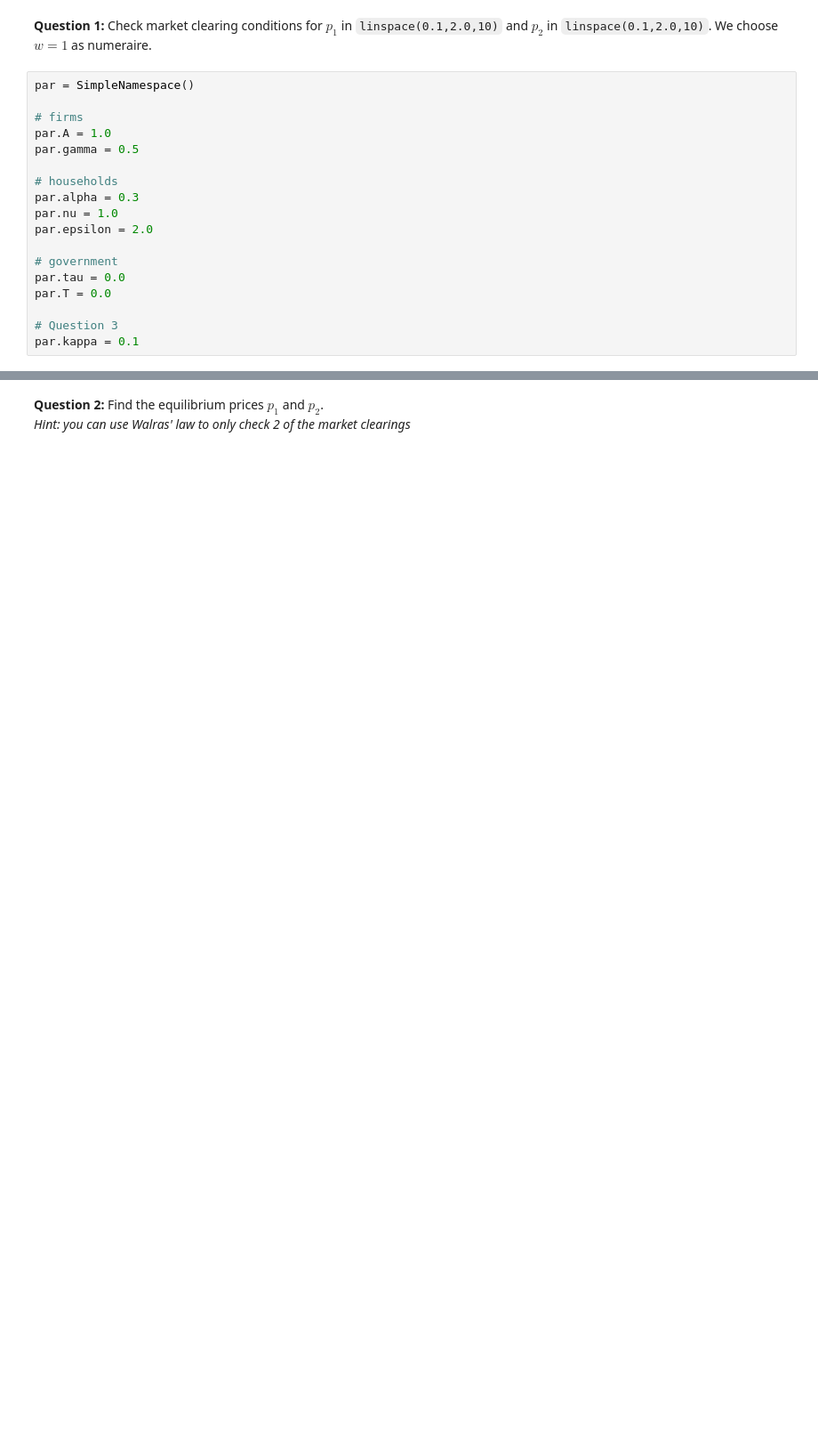
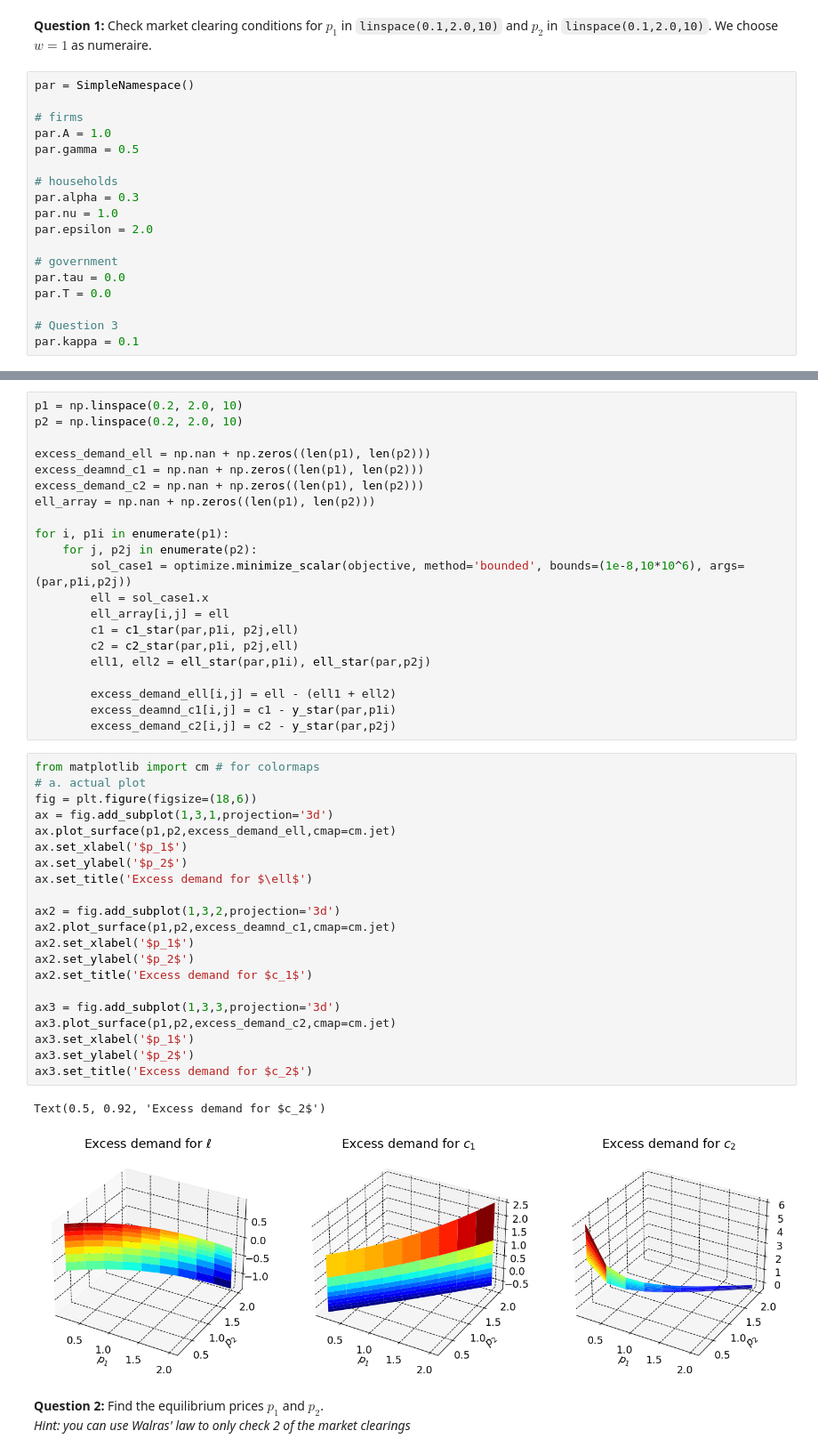
Before and after one commit to NumEconCopenhagen/projects-2024-mikkel-thomas, a Jupyter notebook: examproject/exam_2024 thje.ipynb, the cells around one changed output, grey strips where cells are left out. Shown at 89% size. Drawn from its saved outputs; the diff is of its cells as text; blank space fills up the shorter version.

```diff
--- a/examproject/exam_2024 thje.ipynb
+++ b/examproject/exam_2024 thje.ipynb
@@ -114,3 +138,48 @@ par.kappa = 0.1
+# %%
+p1 = np.linspace(0.2, 2.0, 10)
+p2 = np.linspace(0.2, 2.0, 10)
+
+excess_demand_ell = np.nan + np.zeros((len(p1), len(p2)))
+excess_deamnd_c1 = np.nan + np.zeros((len(p1), len(p2)))
+excess_demand_c2 = np.nan + np.zeros((len(p1), len(p2)))
+ell_array = np.nan + np.zeros((len(p1), len(p2)))
+
+for i, p1i in enumerate(p1):
+    for j, p2j in enumerate(p2):
+        sol_case1 = optimize.minimize_scalar(objective, method='bounded', bounds=(1e-8,10*10^6), args=(par,p1i,p2j))
+        ell = sol_case1.x
+        ell_array[i,j] = ell
+        c1 = c1_star(par,p1i, p2j,ell)
+        c2 = c2_star(par,p1i, p2j,ell)
+        ell1, ell2 = ell_star(par,p1i), ell_star(par,p2j)
+
+        excess_demand_ell[i,j] = ell - (ell1 + ell2)
+        excess_deamnd_c1[i,j] = c1 - y_star(par,p1i)
+        excess_demand_c2[i,j] = c2 - y_star(par,p2j)
+# %%
+from matplotlib import cm # for colormaps
+# a. actual plot
+fig = plt.figure(figsize=(18,6))
+ax = fig.add_subplot(1,3,1,projection='3d')
+ax.plot_surface(p1,p2,excess_demand_ell,cmap=cm.jet)
+ax.set_xlabel('$p_1$')
+ax.set_ylabel('$p_2$')
+ax.set_title('Excess demand for $\ell$')
+
+ax2 = fig.add_subplot(1,3,2,projection='3d')
+ax2.plot_surface(p1,p2,excess_deamnd_c1,cmap=cm.jet)
+ax2.set_xlabel('$p_1$')
+ax2.set_ylabel('$p_2$')
+ax2.set_title('Excess demand for $c_1$')
+
+ax3 = fig.add_subplot(1,3,3,projection='3d')
+ax3.plot_surface(p1,p2,excess_demand_c2,cmap=cm.jet)
+ax3.set_xlabel('$p_1$')
+ax3.set_ylabel('$p_2$')
+ax3.set_title('Excess demand for $c_2$')
+# %% [output]
+Text(0.5, 0.92, 'Excess demand for $c_2$')
+[figure, added]
 # %% [markdown]
 **Question 2:** Find the equilibrium prices $p_1$ and $p_2$.<br>
 *Hint: you can use Walras' law to only check 2 of the market clearings*
```
Also changed, not shown: parts of 18 cells of this notebook, 2 other files.
